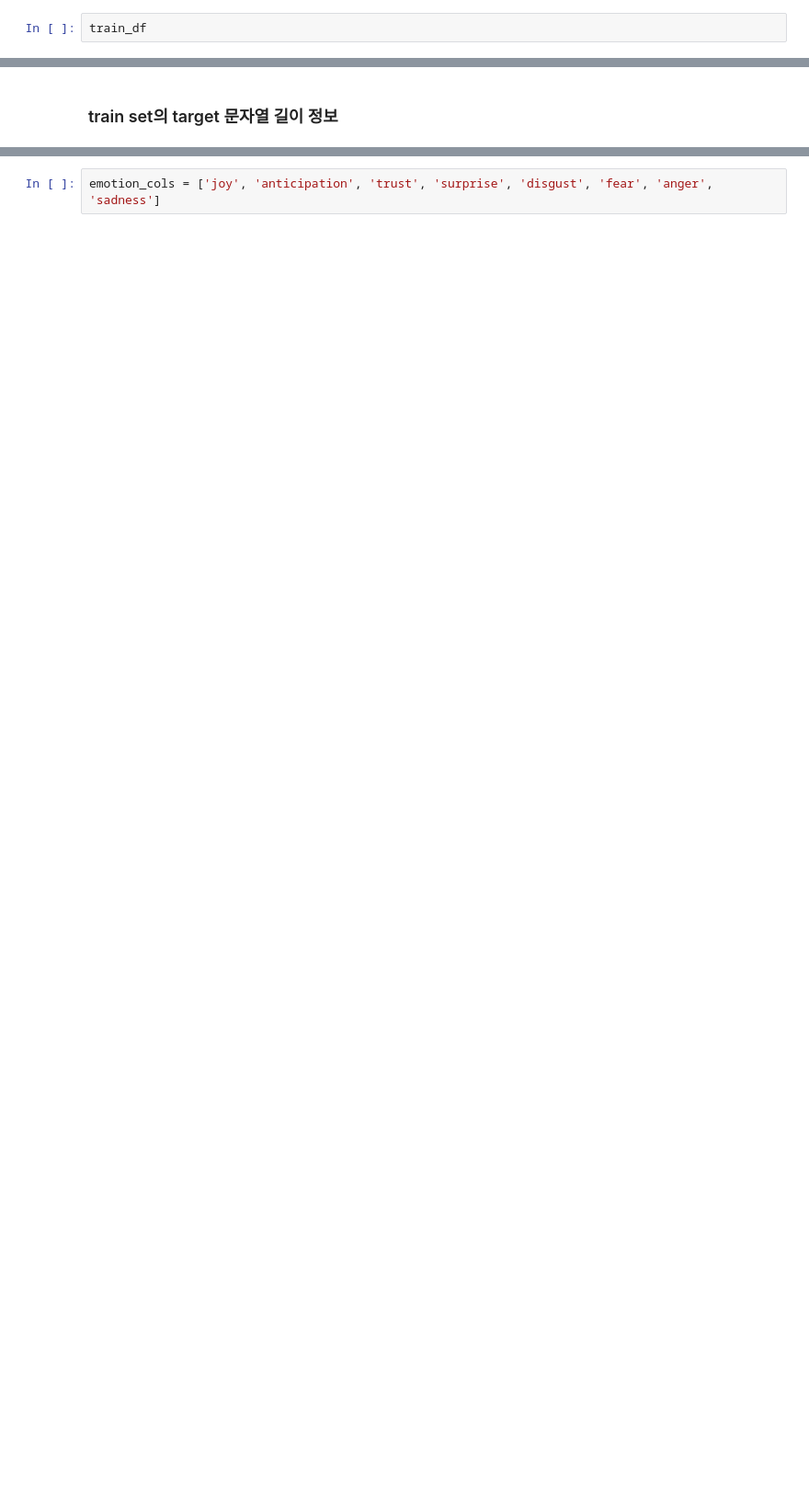
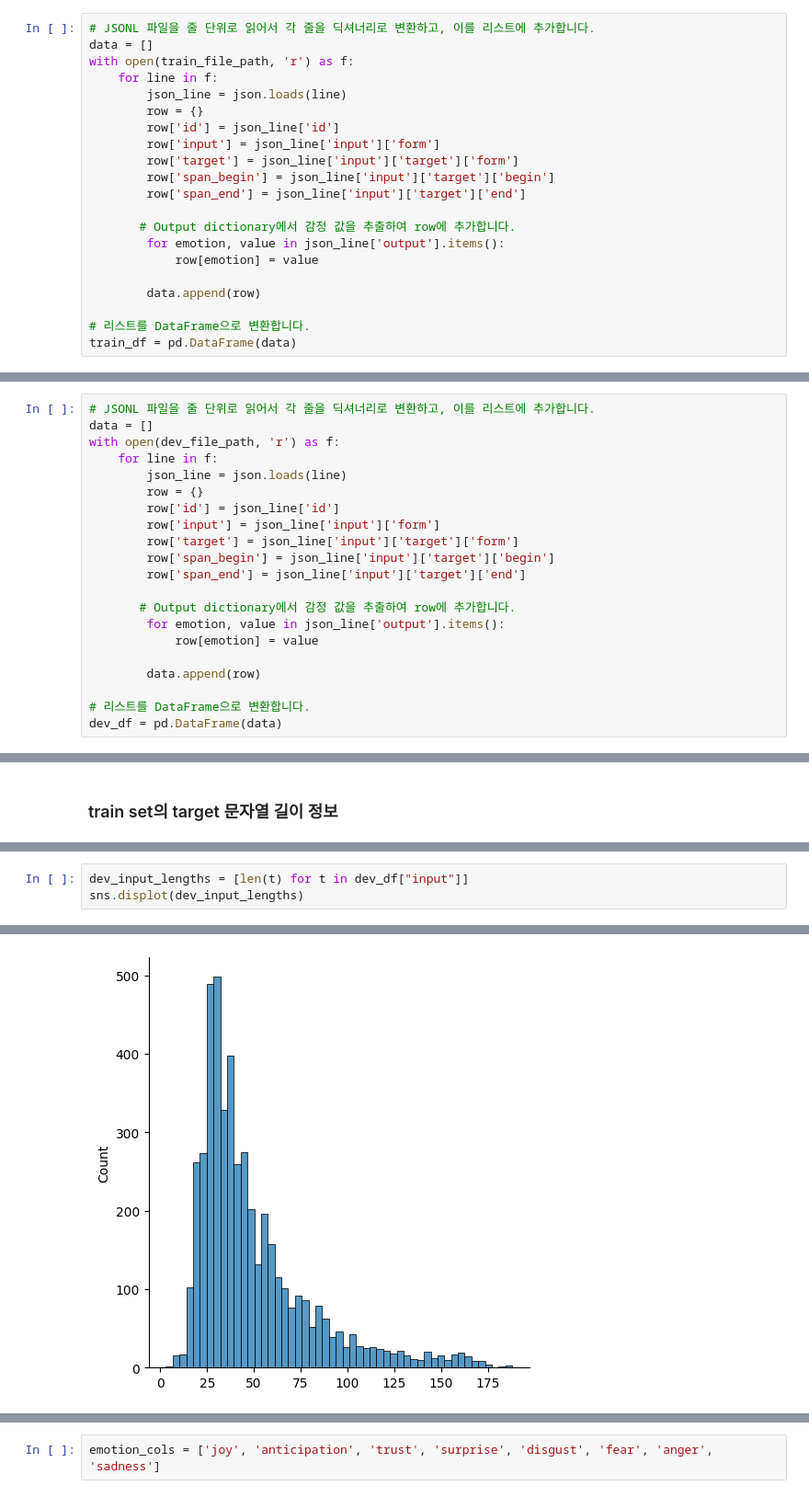
Before and after one commit to oneonlee/KR-Emotional-Analysis, a Jupyter notebook: run/EDA.ipynb, the cells around one changed output, grey strips where cells are left out. Shown at 92% size. Saved outputs shown, nothing was run; the diff lists cells and outputs as text; blank space fills up the shorter version.

```diff
--- a/run/EDA.ipynb
+++ b/run/EDA.ipynb
@@ -32,2 +14,21 @@ train_df = pd.DataFrame(data)
 # %%
-train_df
+# JSONL 파일을 줄 단위로 읽어서 각 줄을 딕셔너리로 변환하고, 이를 리스트에 추가합니다.
+data = []
+with open(train_file_path, 'r') as f:
+    for line in f:
+        json_line = json.loads(line)
+        row = {}
+        row['id'] = json_line['id']
+        row['input'] = json_line['input']['form']
+        row['target'] = json_line['input']['target']['form']
+        row['span_begin'] = json_line['input']['target']['begin']
+        row['span_end'] = json_line['input']['target']['end']
+
+       # Output dictionary에서 감정 값을 추출하여 row에 추가합니다.
+        for emotion, value in json_line['output'].items():
+            row[emotion] = value
+
+        data.append(row)
+
+# 리스트를 DataFrame으로 변환합니다.
+train_df = pd.DataFrame(data)
@@ -47,0 +35,21 @@ train_df
+# %%
+# JSONL 파일을 줄 단위로 읽어서 각 줄을 딕셔너리로 변환하고, 이를 리스트에 추가합니다.
+data = []
+with open(dev_file_path, 'r') as f:
+    for line in f:
+        json_line = json.loads(line)
+        row = {}
+        row['id'] = json_line['id']
+        row['input'] = json_line['input']['form']
+        row['target'] = json_line['input']['target']['form']
+        row['span_begin'] = json_line['input']['target']['begin']
+        row['span_end'] = json_line['input']['target']['end']
+
+       # Output dictionary에서 감정 값을 추출하여 row에 추가합니다.
+        for emotion, value in json_line['output'].items():
+            row[emotion] = value
+
+        data.append(row)
+
+# 리스트를 DataFrame으로 변환합니다.
+dev_df = pd.DataFrame(data)
@@ -66,0 +94,4 @@ sns.displot(train_target_lengths)
+# %%
+dev_input_lengths = [len(t) for t in dev_df["input"]]
+sns.displot(dev_input_lengths)
+# %% [output]
@@ -66,0 +99 @@ sns.displot(train_target_lengths)
+[figure, added]
```
Also changed, not shown: parts of 20 cells of this notebook, 1 other file.
